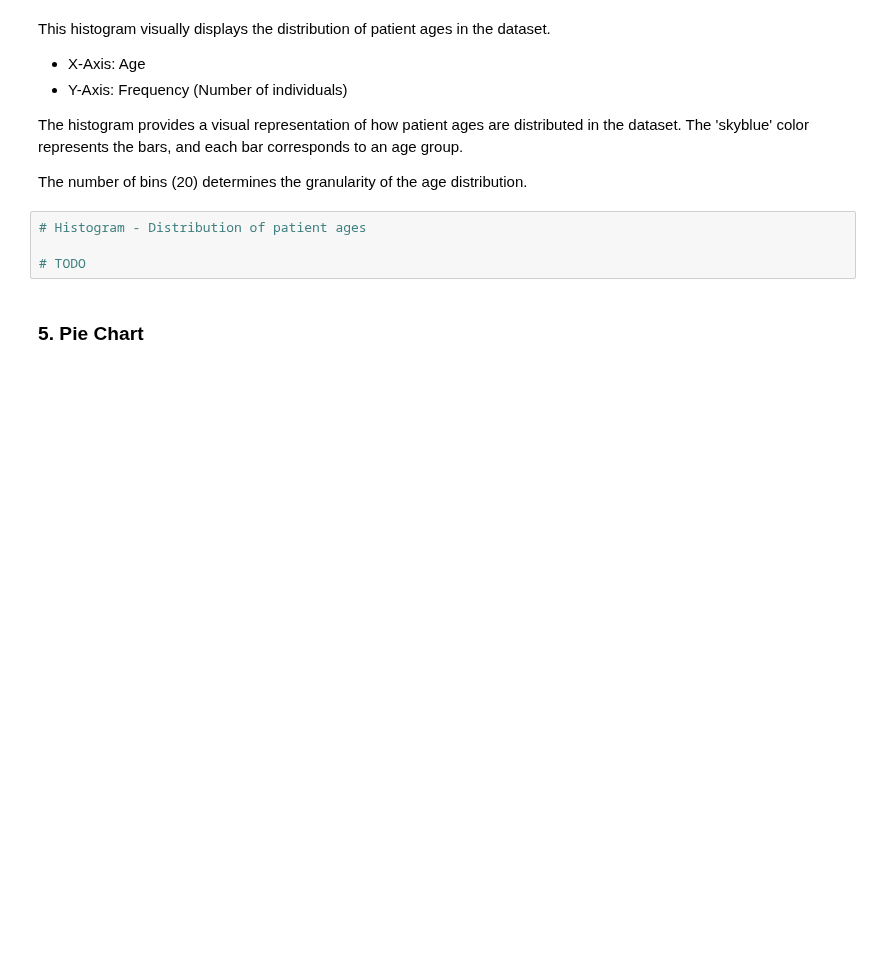
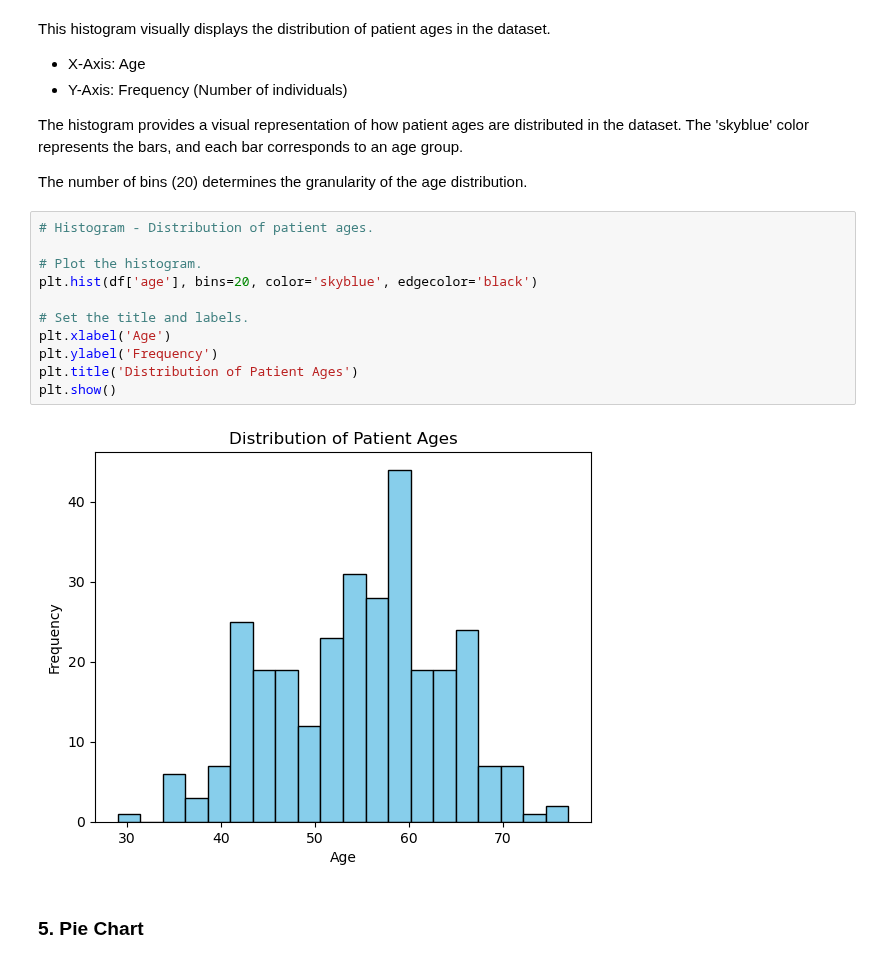
Before and after one commit to TJ-Abbing/Data-Science, a Jupyter notebook: OP-2/assignments/assignment-2/Assignment2.ipynb, the cells around one changed output. Saved outputs shown, nothing was run; the diff lists cells and outputs as text; blank space fills up the shorter version.

```diff
--- a/OP-2/assignments/assignment-2/Assignment2.ipynb
+++ b/OP-2/assignments/assignment-2/Assignment2.ipynb
@@ -314,9 +337,18 @@ The 'skyblue' color represents the bars, and each bar corresponds to an age grou
 
 The number of bins (20) determines the granularity of the age distribution.
 # %%
-# Histogram - Distribution of patient ages
+# Histogram - Distribution of patient ages.
 
-# TODO
+# Plot the histogram.
+plt.hist(df['age'], bins=20, color='skyblue', edgecolor='black')
+
+# Set the title and labels.
+plt.xlabel('Age')
+plt.ylabel('Frequency')
+plt.title('Distribution of Patient Ages')
+plt.show()
+# %% [output]
+[figure, added]
 # %% [markdown]
 ### 5. Pie Chart
 # %% [markdown]
```
Also changed, not shown: parts of 9 cells of this notebook.
